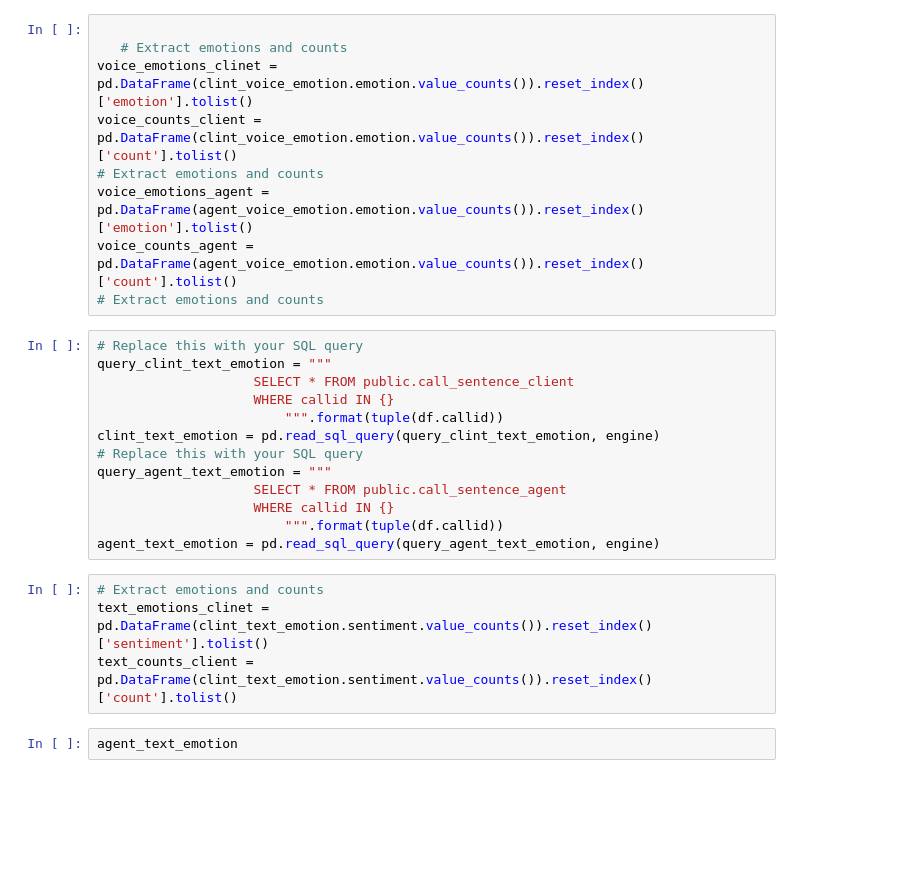
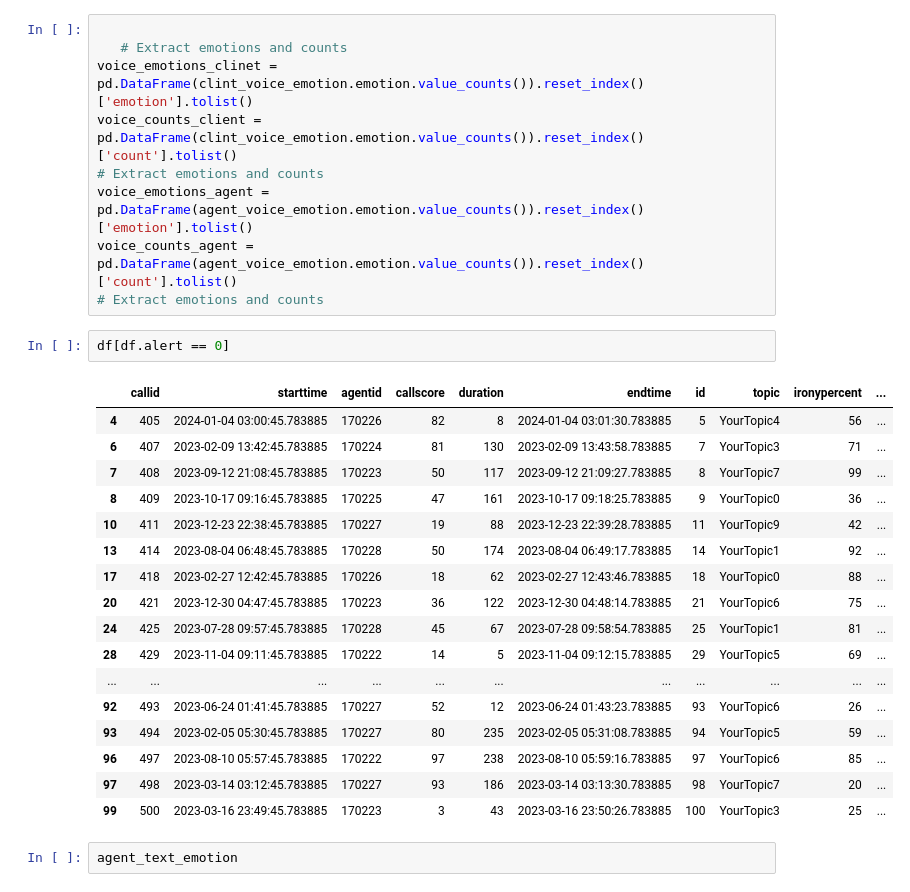
Before and after one commit to ashnik777/MoodMap, a Jupyter notebook: get_charts.ipynb, the cells around one changed output. Saved outputs shown, nothing was run; the diff lists cells and outputs as text; blank space fills up the shorter version.

```diff
--- a/get_charts.ipynb
+++ b/get_charts.ipynb
@@ -148,23 +185,26 @@ voice_counts_client = pd.DataFrame(clint_voice_emotion.emotion.value_counts()).r
 voice_emotions_agent = pd.DataFrame(agent_voice_emotion.emotion.value_counts()).reset_index()['emotion'].tolist()
 voice_counts_agent = pd.DataFrame(agent_voice_emotion.emotion.value_counts()).reset_index()['count'].tolist()
 # Extract emotions and counts
-# %%
-# Replace this with your SQL query
-query_clint_text_emotion = """
-                    SELECT * FROM public.call_sentence_client
-                    WHERE callid IN {}
-                        """.format(tuple(df.callid))
-clint_text_emotion = pd.read_sql_query(query_clint_text_emotion, engine)
-# Replace this with your SQL query
-query_agent_text_emotion = """
-                    SELECT * FROM public.call_sentence_agent
-                    WHERE callid IN {}
-                        """.format(tuple(df.callid))
-agent_text_emotion = pd.read_sql_query(query_agent_text_emotion, engine)
-# %%
-# Extract emotions and counts
-text_emotions_clinet = pd.DataFrame(clint_text_emotion.sentiment.value_counts()).reset_index()['sentiment'].tolist()
-text_counts_client = pd.DataFrame(clint_text_emotion.sentiment.value_counts()).reset_index()['count'].tolist()
+# %%
+df[df.alert == 0]
+# %% [output]
+|  | callid | starttime | agentid | callscore | duration | endtime | id | topic | ironypercent | ... |
+| 4 | 405 | 2024-01-04 03:00:45.783885 | 170226 | 82 | 8 | 2024-01-04 03:01:30.783885 | 5 | YourTopic4 | 56 | ... |
+| 6 | 407 | 2023-02-09 13:42:45.783885 | 170224 | 81 | 130 | 2023-02-09 13:43:58.783885 | 7 | YourTopic3 | 71 | ... |
+| 7 | 408 | 2023-09-12 21:08:45.783885 | 170223 | 50 | 117 | 2023-09-12 21:09:27.783885 | 8 | YourTopic7 | 99 | ... |
+| 8 | 409 | 2023-10-17 09:16:45.783885 | 170225 | 47 | 161 | 2023-10-17 09:18:25.783885 | 9 | YourTopic0 | 36 | ... |
+| 10 | 411 | 2023-12-23 22:38:45.783885 | 170227 | 19 | 88 | 2023-12-23 22:39:28.783885 | 11 | YourTopic9 | 42 | ... |
+| 13 | 414 | 2023-08-04 06:48:45.783885 | 170228 | 50 | 174 | 2023-08-04 06:49:17.783885 | 14 | YourTopic1 | 92 | ... |
+| 17 | 418 | 2023-02-27 12:42:45.783885 | 170226 | 18 | 62 | 2023-02-27 12:43:46.783885 | 18 | YourTopic0 | 88 | ... |
+| 20 | 421 | 2023-12-30 04:47:45.783885 | 170223 | 36 | 122 | 2023-12-30 04:48:14.783885 | 21 | YourTopic6 | 75 | ... |
+| 24 | 425 | 2023-07-28 09:57:45.783885 | 170228 | 45 | 67 | 2023-07-28 09:58:54.783885 | 25 | YourTopic1 | 81 | ... |
+| 28 | 429 | 2023-11-04 09:11:45.783885 | 170222 | 14 | 5 | 2023-11-04 09:12:15.783885 | 29 | YourTopic5 | 69 | ... |
+| ... | ... | ... | ... | ... | ... | ... | ... | ... | ... | ... |
+| 92 | 493 | 2023-06-24 01:41:45.783885 | 170227 | 52 | 12 | 2023-06-24 01:43:23.783885 | 93 | YourTopic6 | 26 | ... |
+| 93 | 494 | 2023-02-05 05:30:45.783885 | 170227 | 80 | 235 | 2023-02-05 05:31:08.783885 | 94 | YourTopic5 | 59 | ... |
+| 96 | 497 | 2023-08-10 05:57:45.783885 | 170222 | 97 | 238 | 2023-08-10 05:59:16.783885 | 97 | YourTopic6 | 85 | ... |
+| 97 | 498 | 2023-03-14 03:12:45.783885 | 170227 | 93 | 186 | 2023-03-14 03:13:30.783885 | 98 | YourTopic7 | 20 | ... |
+| 99 | 500 | 2023-03-16 23:49:45.783885 | 170223 | 3 | 43 | 2023-03-16 23:50:26.783885 | 100 | YourTopic3 | 25 | ... |
 # %%
 agent_text_emotion
 # %% [output]
```
Also changed, not shown: parts of 10 cells of this notebook, 5 other files.
